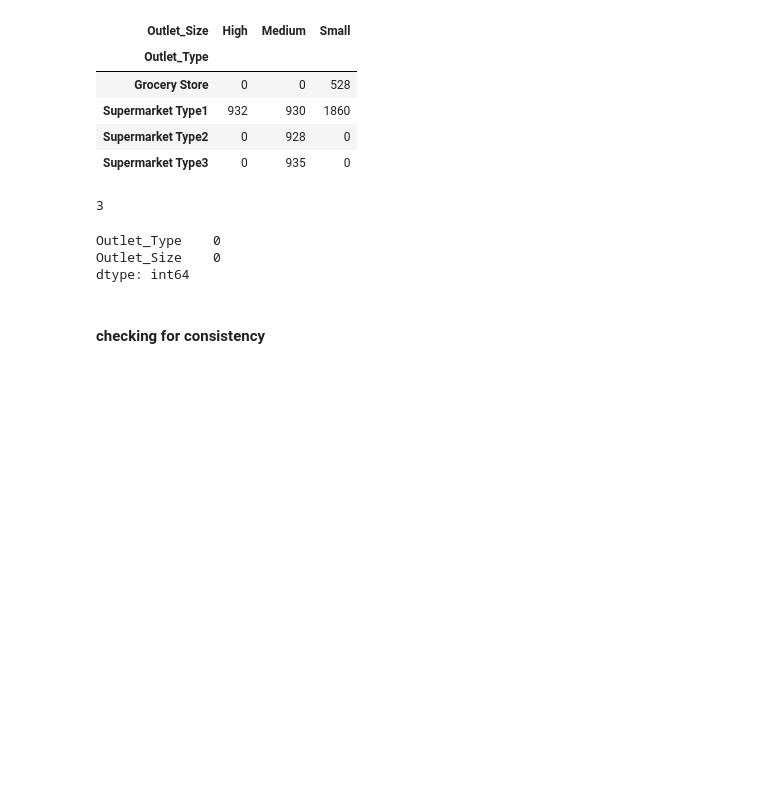
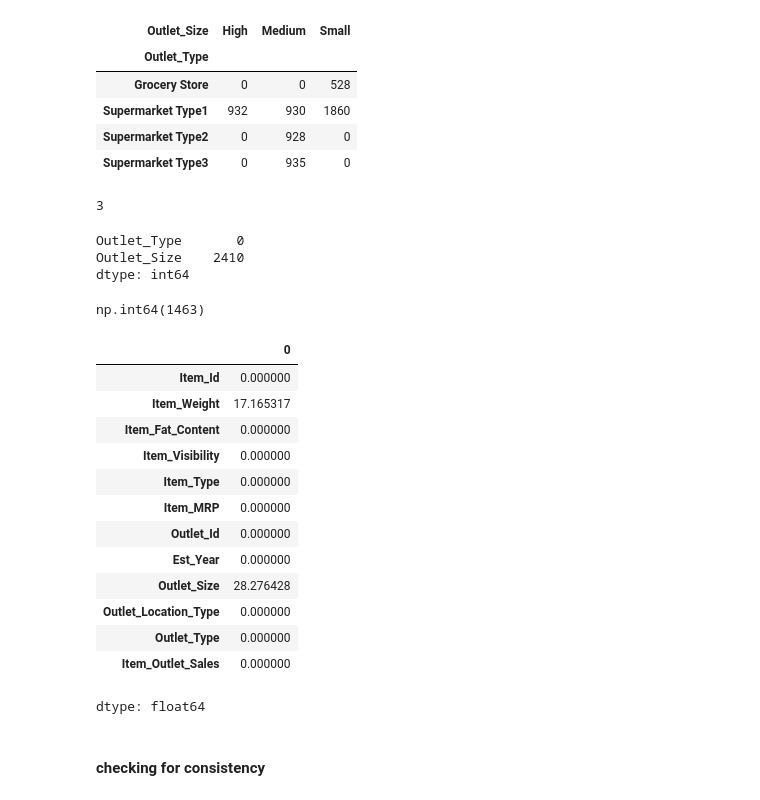
Before and after one commit to farahwadya/Prediction-of-Product-Sales, a Jupyter notebook: Prediction_of_Product_Sales.ipynb, the cells around one changed output. Saved outputs shown, nothing was run; the diff lists cells and outputs as text; code cells hidden in the pictures; blank space fills up the shorter version.

```diff
--- a/Prediction_of_Product_Sales.ipynb
+++ b/Prediction_of_Product_Sales.ipynb
@@ -230,21 +221,43 @@ df_sales['Outlet_Size'].nunique()
 # %% [output]
 3
 # %%
-for outlet_type in df_sales['Outlet_Type'].unique():
-    if outlet_type != 'Supermarket Type1':
+# for outlet_type in df_sales['Outlet_Type'].unique():
+#     if outlet_type != 'Supermarket Type1':
 
-        most_common = df_sales[df_sales['Outlet_Type']==outlet_type]['Outlet_Size'].mode()[0] #[0] to not got a series, used while filling not taking report
-        df_sales.loc[df_sales['Outlet_Type']==outlet_type, 'Outlet_Size'] = \
-            df_sales.loc[df_sales['Outlet_Type']==outlet_type, 'Outlet_Size'].fillna(most_common)
+#         most_common = df_sales[df_sales['Outlet_Type']==outlet_type]['Outlet_Size'].mode()[0] #[0] to not got a series, used while filling not taking report
+#         df_sales.loc[df_sales['Outlet_Type']==outlet_type, 'Outlet_Size'] = \
+#             df_sales.loc[df_sales['Outlet_Type']==outlet_type, 'Outlet_Size'].fillna(most_common)
 
-df_sales.loc[df_sales['Outlet_Type']=='Supermarket Type1', 'Outlet_Size'] = \
-    df_sales.loc[df_sales['Outlet_Type']=='Supermarket Type1', 'Outlet_Size'].fillna('Missing')
+# df_sales.loc[df_sales['Outlet_Type']=='Supermarket Type1', 'Outlet_Size'] = \
+#     df_sales.loc[df_sales['Outlet_Type']=='Supermarket Type1', 'Outlet_Size'].fillna('Missing')
 
-print(df_sales[['Outlet_Type','Outlet_Size']].isna().sum())
+# print(df_sales[['Outlet_Type','Outlet_Size']].isna().sum())
-# %% [output]
-Outlet_Type    0
-Outlet_Size    0
-dtype: int64
+# %%
+print(df_sales[['Outlet_Type','Outlet_Size']].isna().sum())
+df_sales['Item_Weight'].isna().sum()
+# %% [output]
+Outlet_Type       0
+Outlet_Size    2410
+dtype: int64
+np.int64(1463)
+# %%
+df_sales.isnull().sum()
+df_sales.isnull().mean() * 100   # النسبة %
+# %% [output]
+|  | 0 |
+| Item_Id | 0.000000 |
+| Item_Weight | 17.165317 |
+| Item_Fat_Content | 0.000000 |
+| Item_Visibility | 0.000000 |
+| Item_Type | 0.000000 |
+| Item_MRP | 0.000000 |
+| Outlet_Id | 0.000000 |
+| Est_Year | 0.000000 |
+| Outlet_Size | 28.276428 |
+| Outlet_Location_Type | 0.000000 |
+| Outlet_Type | 0.000000 |
+| Item_Outlet_Sales | 0.000000 |
+dtype: float64
 # %% [markdown]
 #### checking for consistency
 # %%
```
Also changed, not shown: parts of 9 cells of this notebook.
